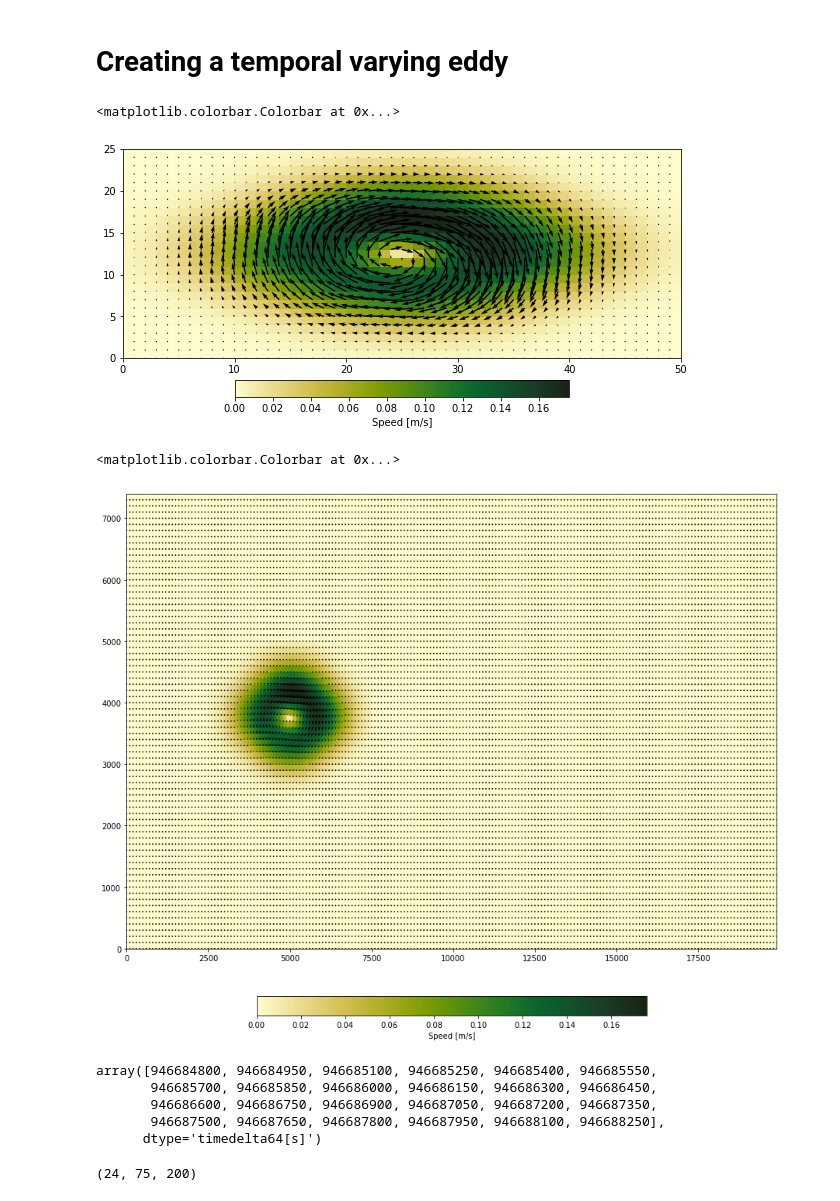
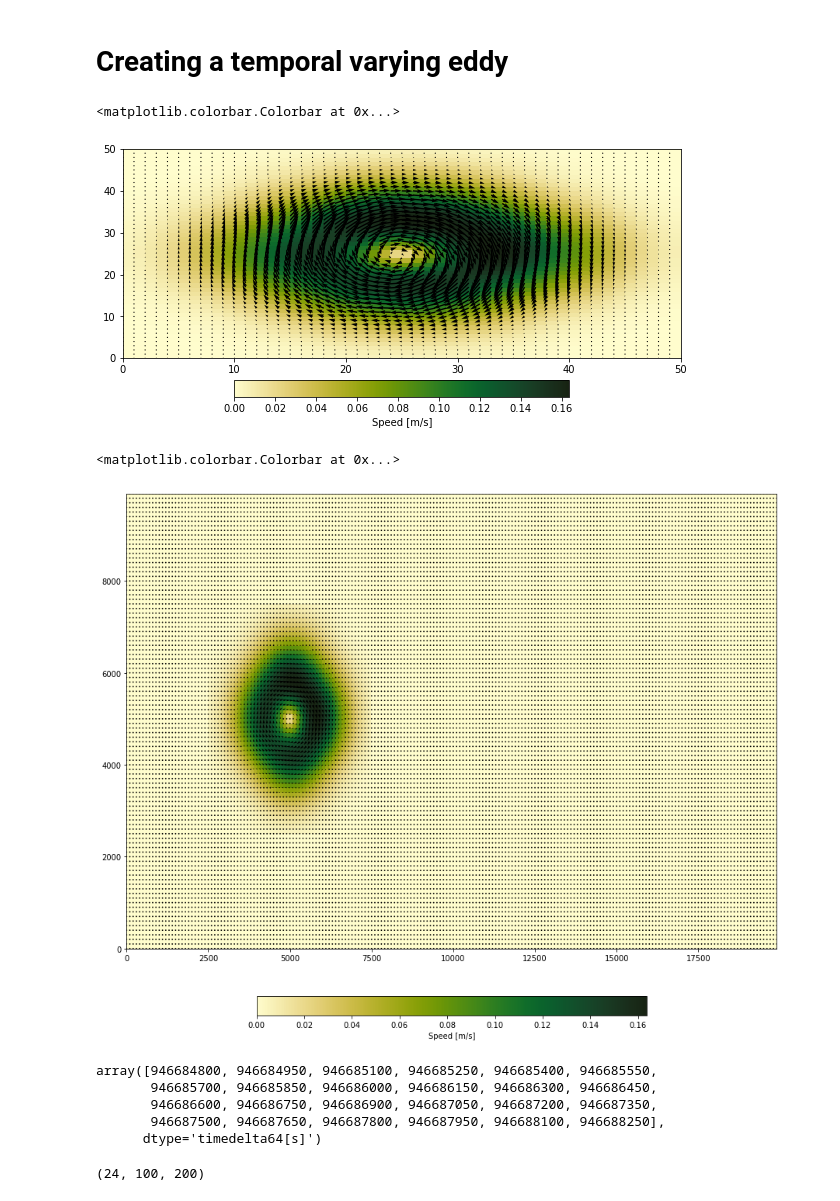
Before and after one commit to hevgyrt/ocean_wave_tracing, a Jupyter notebook: create_time_varying_eddy.ipynb, the cells around one changed output. Drawn from its saved outputs; the diff is of its cells as text; code cells hidden in the pictures.

```diff
--- a/create_time_varying_eddy.ipynb
+++ b/create_time_varying_eddy.ipynb
@@ -11,7 +11,7 @@ import netCDF4# import Dataset
 %matplotlib inline
 # %%
 # A theoretical eddy
-nx, ny = (50, 25)
+nx, ny = (50, 50)
 x = np.linspace(-1, 0, nx)
 y = np.linspace(0, 1, ny)
 xv, yv = np.meshgrid(x, y)
@@ -44,30 +44,30 @@ ax.quiver(u,v)
 fig.colorbar(pc0,ax=ax,orientation='horizontal',shrink=0.6,pad=0.08,label="Speed [m/s]")
 # %% [output]
 <matplotlib.colorbar.Colorbar at 0x...>
-[figure, old version]
+[figure, new version]
 # %%
 # Insert theoretical eddy in larger domain
 dx=dy=100 #m
 
-nny, nnx = (200,75)
+nny, nnx = (200,100)
 xx = np.arange(nnx)*dx
 yy = np.arange(nny)*dy
 uu = np.zeros((nnx,nny))
 vv = uu.copy()
 
-uu[25:50,25:75] = u
+uu[25:75,25:75] = u
 
-vv[25:50,25:75] = v
+vv[25:75,25:75] = v
 
 speed = np.sqrt(uu**2 + vv**2)
 
 fig,ax = plt.subplots(nrows=1,ncols=1,figsize=(15,14))
 pc0 = ax.pcolormesh(yy,xx,speed,cmap=cmocean.cm.speed)
 ax.quiver(yy,xx,uu,vv,scale=25, scale_units='width')
 fig.colorbar(pc0,ax=ax,orientation='horizontal',shrink=0.6,pad=0.08,label="Speed [m/s]")
 # %% [output]
 <matplotlib.colorbar.Colorbar at 0x...>
-[figure, old version]
+[figure, new version]
 # %%
 nt = 24
 U = np.zeros((nt,nnx,nny))
@@ -151,7 +151,7 @@ with (netCDF4.Dataset(out_netcdf, 'w', format='NETCDF4')) as ncout:
 # %%
 U.shape
 # %% [output]
-(24, 75, 200)
+(24, 100, 200)
 # %%
 yy
 # %% [output]
```
Also changed, not shown: 5 other files.
